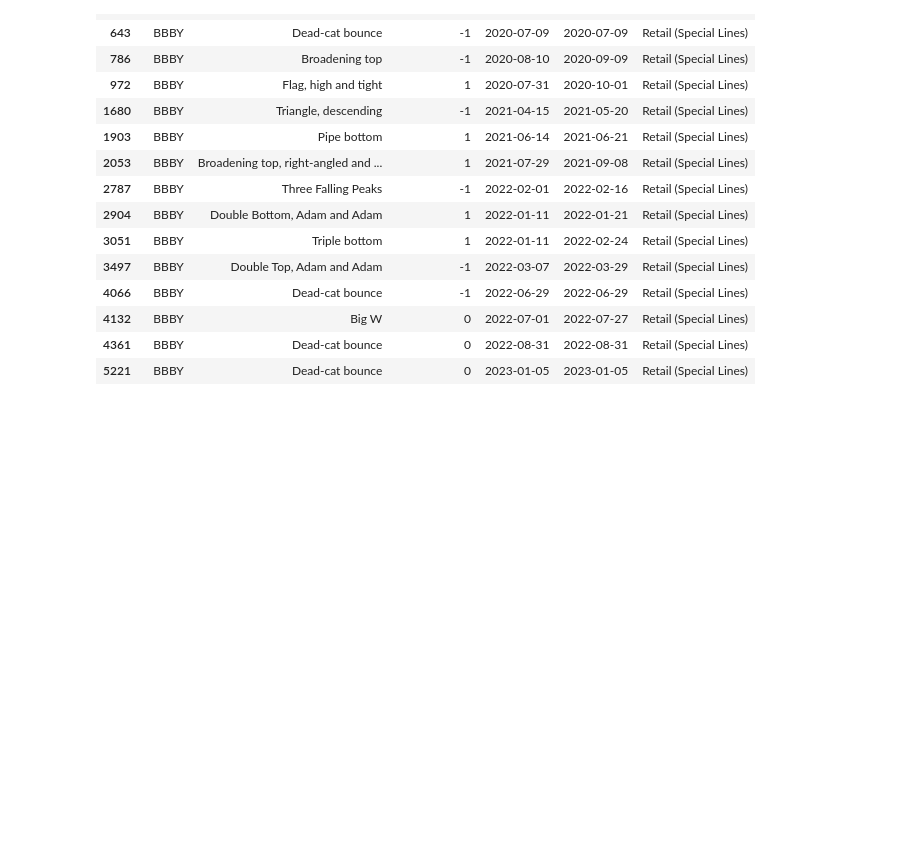
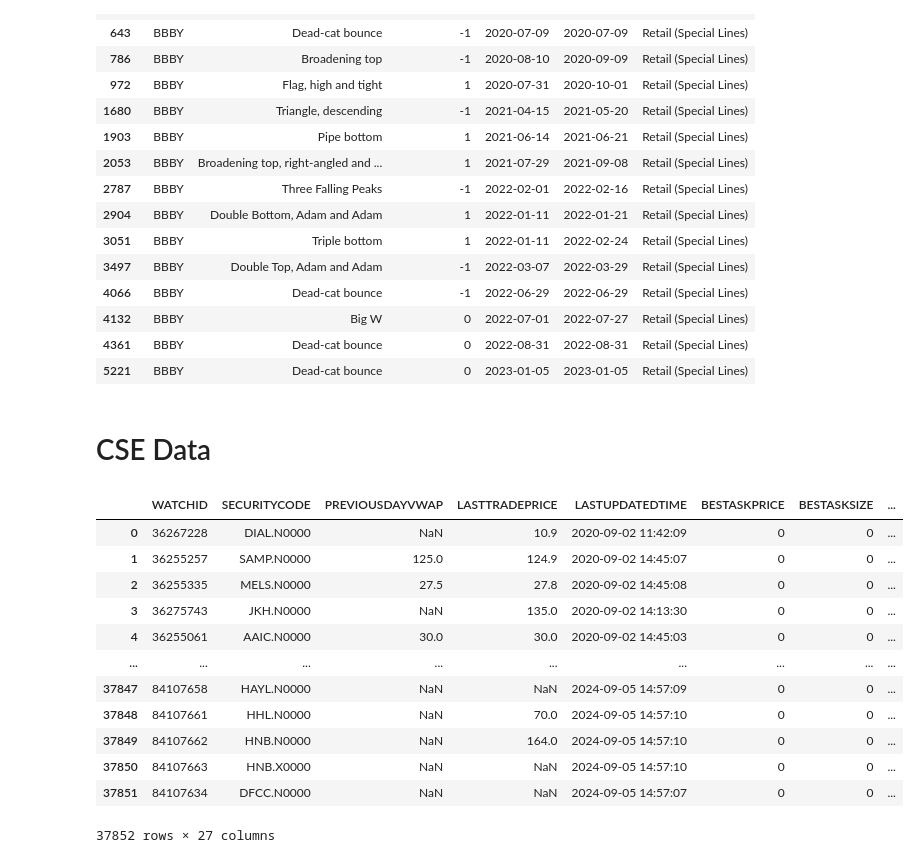
Before and after one commit to Ginushmal/Candlestick-Chart-Pattern-Detection-FYP, a Jupyter notebook: 01. Data Extraction.ipynb, the cells around one changed output. Drawn from its saved outputs; the diff is of its cells as text; code cells hidden in the pictures; blank space fills up the shorter version.

```diff
--- a/Data Extraction.ipynb
+++ b/01. Data Extraction.ipynb
@@ -766,3 +766,26 @@ fig.update_layout(
 
 # Display the chart
 fig.show()
+# %% [markdown]
+# CSE Data
+# %%
+#  display all columns in pandas dataframe
+pd.set_option('display.max_columns', None)
+# %%
+# load Datasets/CSE Data/WATCH_SEP2020_SEP2024.xlsx as a pandas dataframe
+raw_cse_df = pd.read_excel('Datasets/CSE Data/WATCH_SEP2020_SEP2024.xlsx')
+raw_cse_df
+# %% [output]
+|  | WATCHID | SECURITYCODE | PREVIOUSDAYVWAP | LASTTRADEPRICE | LASTUPDATEDTIME | BESTASKPRICE | BESTASKSIZE | ... |
+| 0 | 36267228 | DIAL.N0000 | NaN | 10.9 | 2020-09-02 11:42:09 | 0 | 0 | ... |
+| 1 | 36255257 | SAMP.N0000 | 125.0 | 124.9 | 2020-09-02 14:45:07 | 0 | 0 | ... |
+| 2 | 36255335 | MELS.N0000 | 27.5 | 27.8 | 2020-09-02 14:45:08 | 0 | 0 | ... |
+| 3 | 36275743 | JKH.N0000 | NaN | 135.0 | 2020-09-02 14:13:30 | 0 | 0 | ... |
+| 4 | 36255061 | AAIC.N0000 | 30.0 | 30.0 | 2020-09-02 14:45:03 | 0 | 0 | ... |
+| ... | ... | ... | ... | ... | ... | ... | ... | ... |
+| 37847 | 84107658 | HAYL.N0000 | NaN | NaN | 2024-09-05 14:57:09 | 0 | 0 | ... |
+| 37848 | 84107661 | HHL.N0000 | NaN | 70.0 | 2024-09-05 14:57:10 | 0 | 0 | ... |
+| 37849 | 84107662 | HNB.N0000 | NaN | 164.0 | 2024-09-05 14:57:10 | 0 | 0 | ... |
+| 37850 | 84107663 | HNB.X0000 | NaN | NaN | 2024-09-05 14:57:10 | 0 | 0 | ... |
+| 37851 | 84107634 | DFCC.N0000 | NaN | NaN | 2024-09-05 14:57:07 | 0 | 0 | ... |
+37852 rows × 27 columns
```
Also changed, not shown: parts of 3 cells of this notebook, 4 other files.
